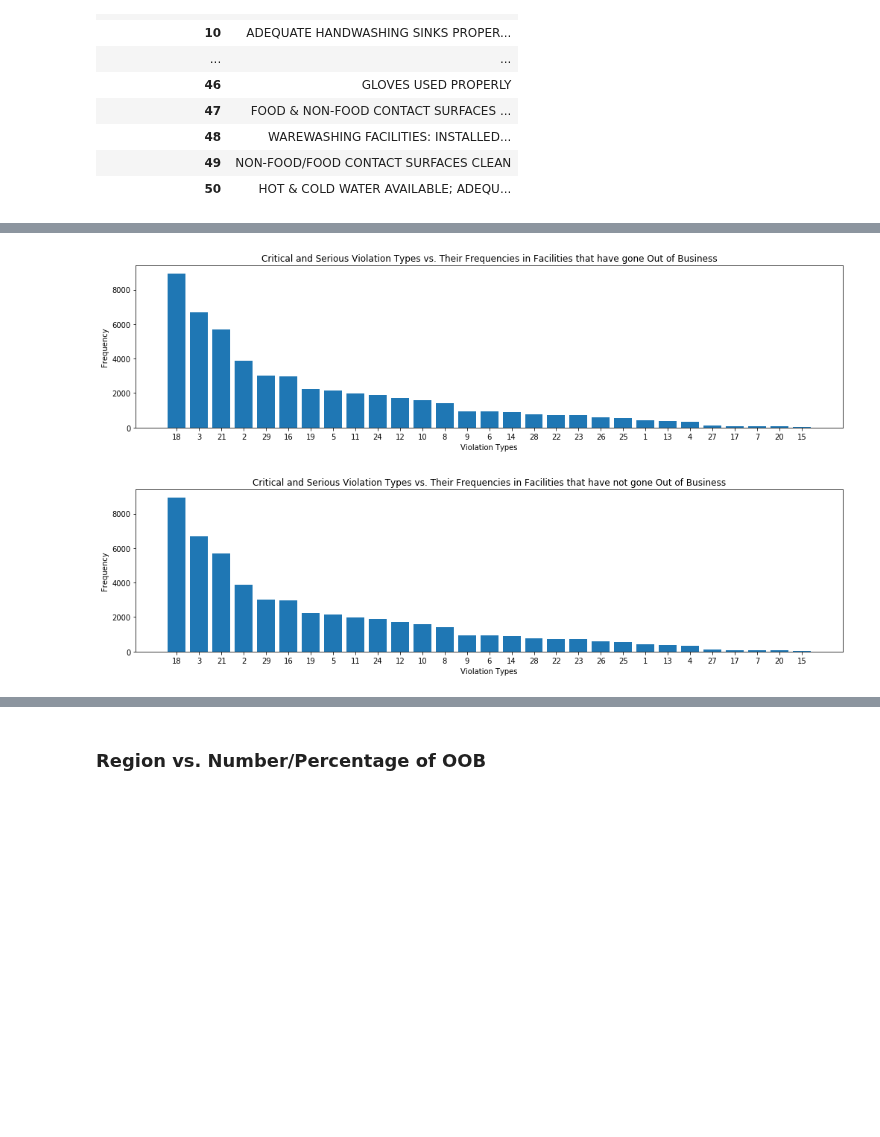
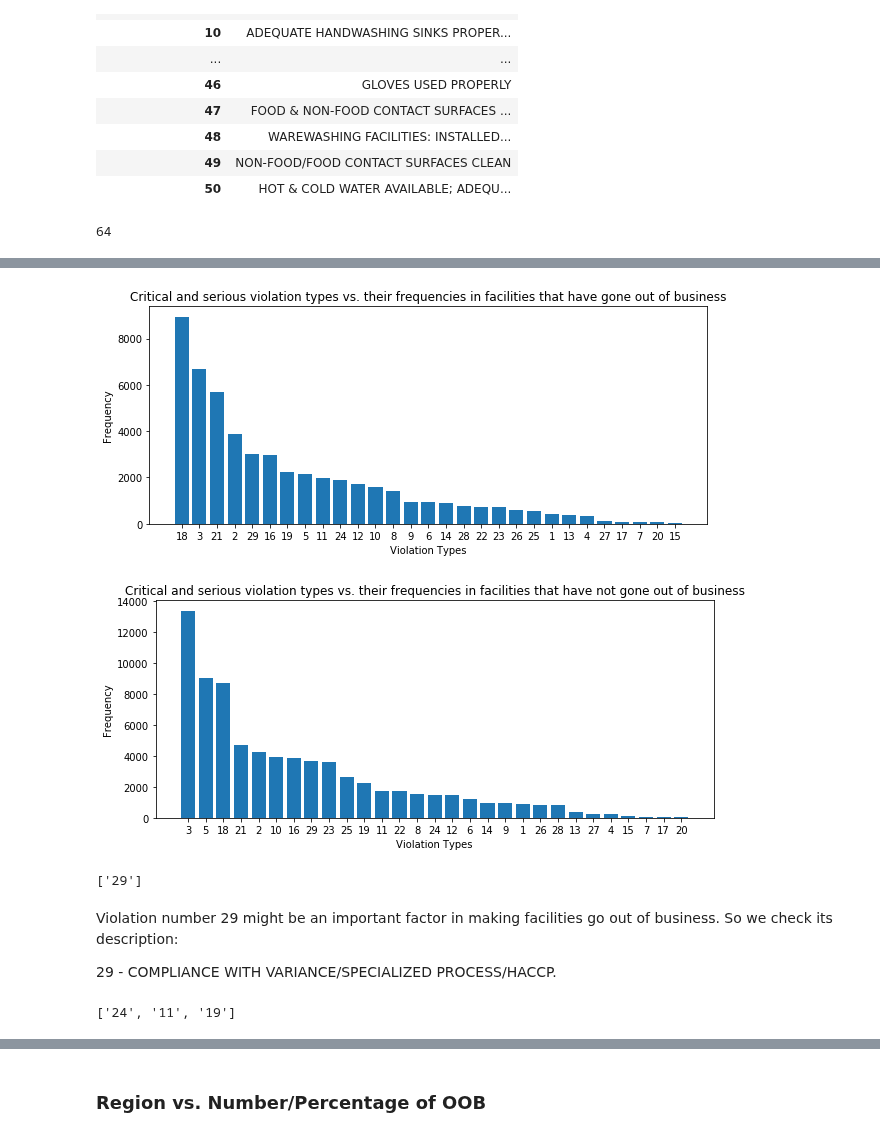
Before and after one commit to RubinDaija/epfl-ada-2019-project, a Jupyter notebook: sena_violations.ipynb, the cells around one changed output, grey strips where cells are left out. Cells and saved outputs as stored; diff of their text form; code cells hidden in the pictures; blank space fills up the shorter version.

```diff
--- a/sena_violations.ipynb
+++ b/sena_violations.ipynb
@@ -716,6 +709,6 @@ most_freq_vio_not_oob # top 10 most frequent violation types among facilities th
 # %%
-set_diff_not_oob.dropna(subset=['Violations'], inplace=True) # the inspections that have violations (out of business facilities)
-set_diff_not_oob.sort_values(by='AKA Name').head(10)
+merged_oob.dropna(subset=['Violations'], inplace=True) # the inspections that have violations (out of business facilities)
+merged_oob.sort_values(by='AKA Name').head()
 # %% [output]
 |  | Latitude | Longitude | DBA Name | Inspection ID | AKA Name | License # | Facility Type | Risk | Address | ... |
 | 23119 | 41.816834 | -87.631346 | #1 CHINA EXPRESS | 467259 | #1 CHINA EXPRESS , LTD | 1869616.0 | RESTAURANT | 1 | 4248 S WENTWORTH AVE | ... |
@@ -909,6 +894,10 @@ vio_descr.head(50)
 | 48 | WAREWASHING FACILITIES: INSTALLED... |
 | 49 | NON-FOOD/FOOD CONTACT SURFACES CLEAN |
 | 50 | HOT & COLD WATER AVAILABLE; ADEQU... |
+# %%
+print(len(vio_descr))
+# %% [output]
+64
 # %%
 merged_oob # facilities that have gone oob
 set_diff_oob # facilities that haven't gone oob
@@ -942,14 +931,14 @@ sorted_vio_freq_crit_serious_oob = {}
 for key in sorted(vio_freq_crit_serious_oob, key=vio_freq_crit_serious_oob.__getitem__, reverse=True):
   sorted_vio_freq_crit_serious_oob[key] = vio_freq_crit_serious_oob[key]
 # %%
-plt.figure(figsize=(17,4))
+plt.figure(figsize=(10,4))
 plt.bar(list(sorted_vio_freq_crit_serious_oob.keys()), sorted_vio_freq_crit_serious_oob.values())
-plt.title('Critical and Serious Violation Types vs. Their Frequencies in Facilities that have gone Out of Business')
+plt.title('Critical and serious violation types vs. their frequencies in facilities that have gone out of business')
 plt.xlabel('Violation Types')
 plt.ylabel('Frequency')
 plt.show()
 # %% [output]
-[figure, old version]
+[figure, new version]
 # %%
 set_diff_oob.dropna(subset=['Violations'], inplace=True)
 set_diff_oob['Violations'] = set_diff_oob['Violations'].apply(lambda x: re.findall(r'^[0-9]+[.] | [|] [0-9]+[.] ', x))
@@ -970,11 +959,11 @@ sorted_vio_freq_crit_serious_not_oob = {}
 for key in sorted(vio_freq_crit_serious_not_oob, key=vio_freq_crit_serious_not_oob.__getitem__, reverse=True):
   sorted_vio_freq_crit_serious_not_oob[key] = vio_freq_crit_serious_not_oob[key]
 # %%
-plt.figure(figsize=(17,4))
+plt.figure(figsize=(10,4))
 plt.bar(list(sorted_vio_freq_crit_serious_not_oob.keys()), sorted_vio_freq_crit_serious_not_oob.values())
-plt.title('Critical and Serious Violation Types vs. Their Frequencies in Facilities that have not gone Out of Business')
+plt.title('Critical and serious violation types vs. their frequencies in facilities that have not gone out of business')
 plt.xlabel('Violation Types')
 plt.ylabel('Frequency')
 plt.show()
 # %% [output]
-[figure, old version]
+[figure, new version]
@@ -980,0 +980,16 @@ plt.show()
+# %%
+# The difference of top 5 most frequent critical and serious violation types between oob and not oob facilities
+crit_serious_diff_5 = list(set(most_freq_crit_serious_oob_5) - set(most_freq_crit_serious_not_oob_5))
+crit_serious_diff_5
+# %% [output]
+['29']
+# %% [markdown]
+Violation number 29 might be an important factor in making facilities go out of business. So we check its description:
+
+29 - COMPLIANCE WITH VARIANCE/SPECIALIZED PROCESS/HACCP.
+# %%
+# The difference of top 10 most frequent critical and serious violation types between oob and not oob facilities
+crit_serious_diff_10 = list(set(most_freq_crit_serious_oob_10) - set(most_freq_crit_serious_not_oob_10))
+crit_serious_diff_10
+# %% [output]
+['24', '11', '19']
```
Also changed, not shown: parts of 15 cells of this notebook.
